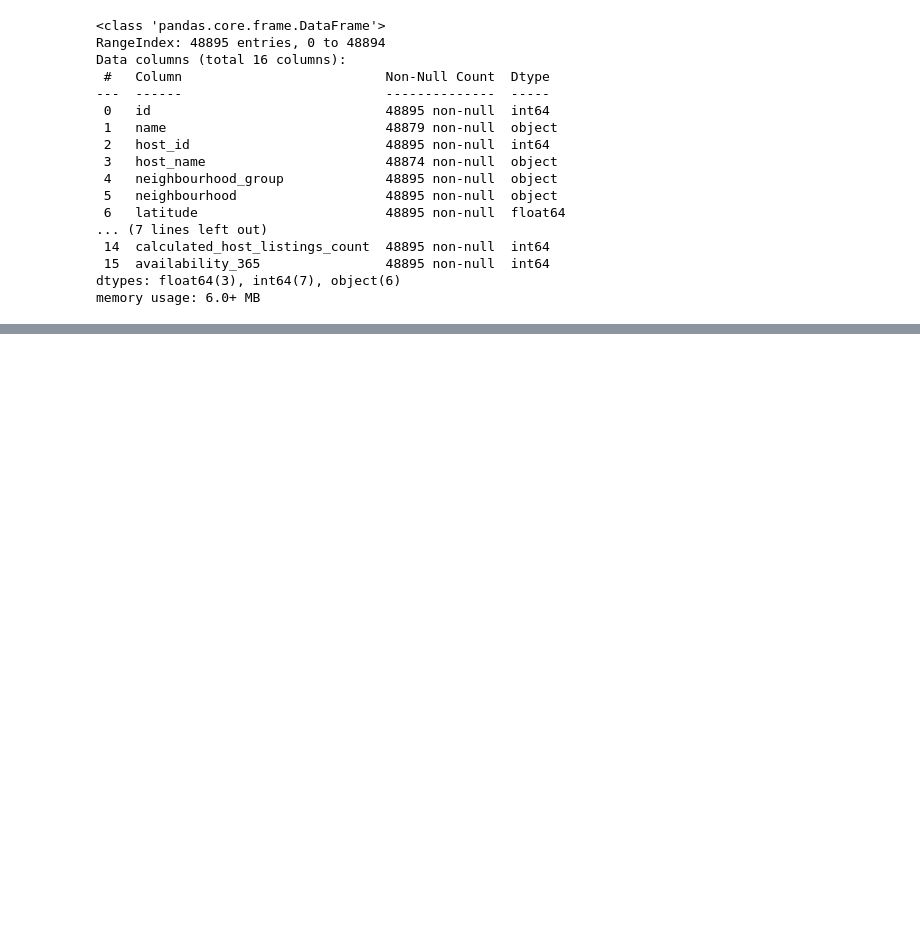
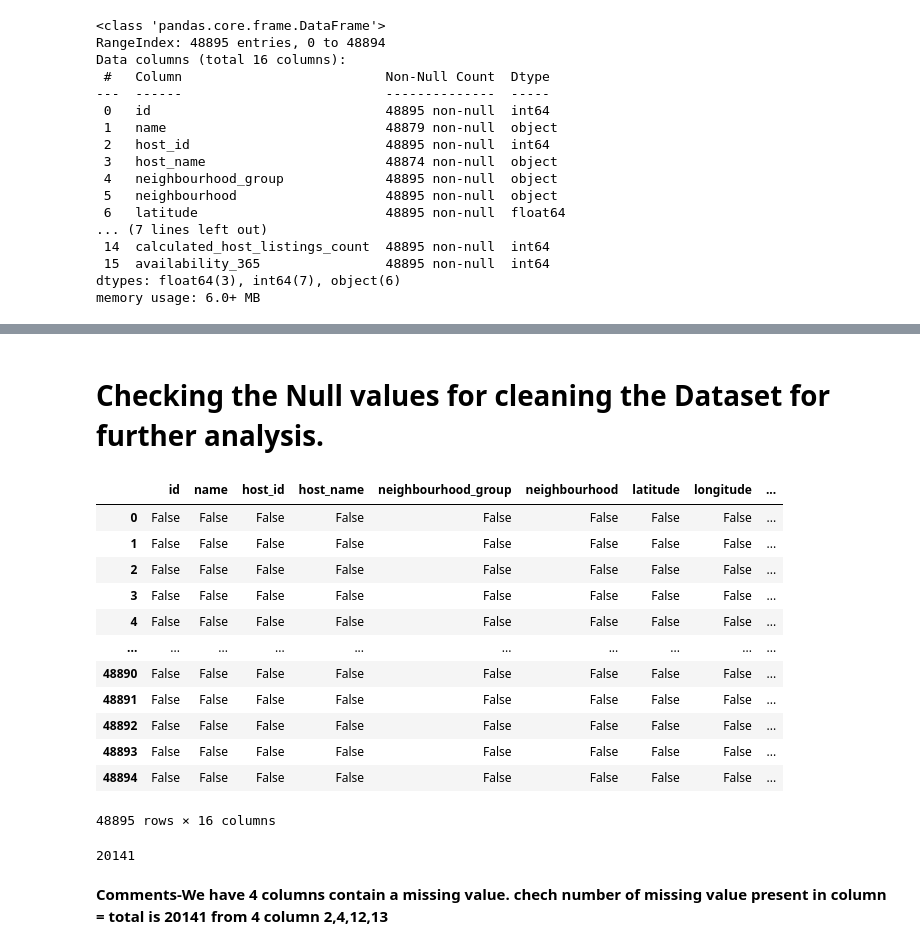
Before and after one commit to Aniket-Satpute/Airbnb-Booking-Analysis, a Jupyter notebook: airbnb_booking_analysis_aniket.ipynb, the cells around one changed output, grey strips where cells are left out. Drawn from its saved outputs; the diff is of its cells as text; code cells hidden in the pictures; blank space fills up the shorter version.

```diff
--- a/airbnb_booking_analysis_aniket.ipynb
+++ b/airbnb_booking_analysis_aniket.ipynb
@@ -74,0 +88,26 @@ memory usage: 6.0+ MB
+# %% [markdown]
+# **Checking the Null values for cleaning the Dataset for further analysis.**
+# %%
+ABA.isnull()
+# %% [output]
+|  | id | name | host_id | host_name | neighbourhood_group | neighbourhood | latitude | longitude | ... |
+| 0 | False | False | False | False | False | False | False | False | ... |
+| 1 | False | False | False | False | False | False | False | False | ... |
+| 2 | False | False | False | False | False | False | False | False | ... |
+| 3 | False | False | False | False | False | False | False | False | ... |
+| 4 | False | False | False | False | False | False | False | False | ... |
+| ... | ... | ... | ... | ... | ... | ... | ... | ... | ... |
+| 48890 | False | False | False | False | False | False | False | False | ... |
+| 48891 | False | False | False | False | False | False | False | False | ... |
+| 48892 | False | False | False | False | False | False | False | False | ... |
+| 48893 | False | False | False | False | False | False | False | False | ... |
+| 48894 | False | False | False | False | False | False | False | False | ... |
+48895 rows × 16 columns
+# %%
+print(ABA.isnull().sum().sum())
+# %% [output]
+20141
+# %% [markdown]
+**Comments-We have 4 columns contain a missing value.
+chech number of missing value present in column = total is 20141
+from 4 column 2,4,12,13**
```
Also changed, not shown: parts of 6 cells of this notebook.
